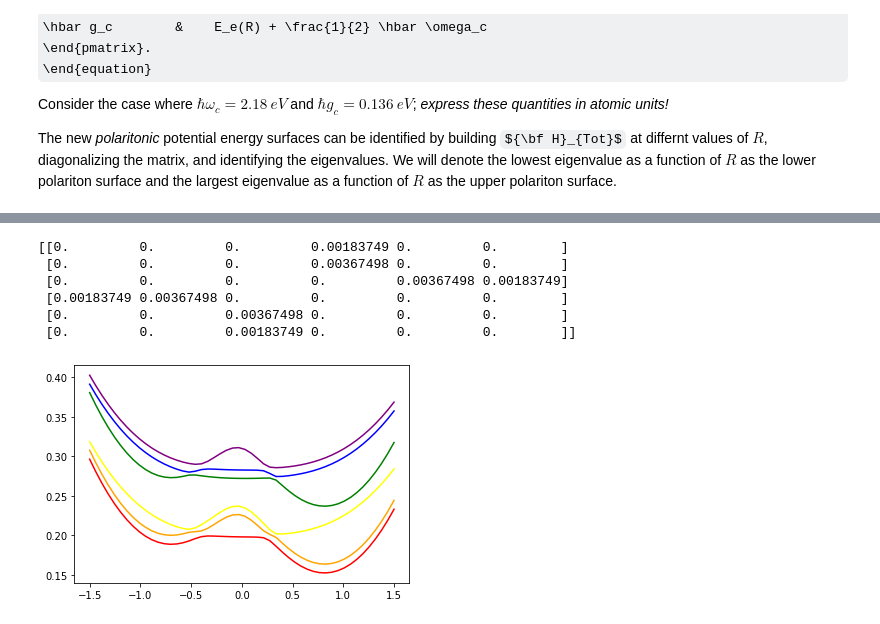
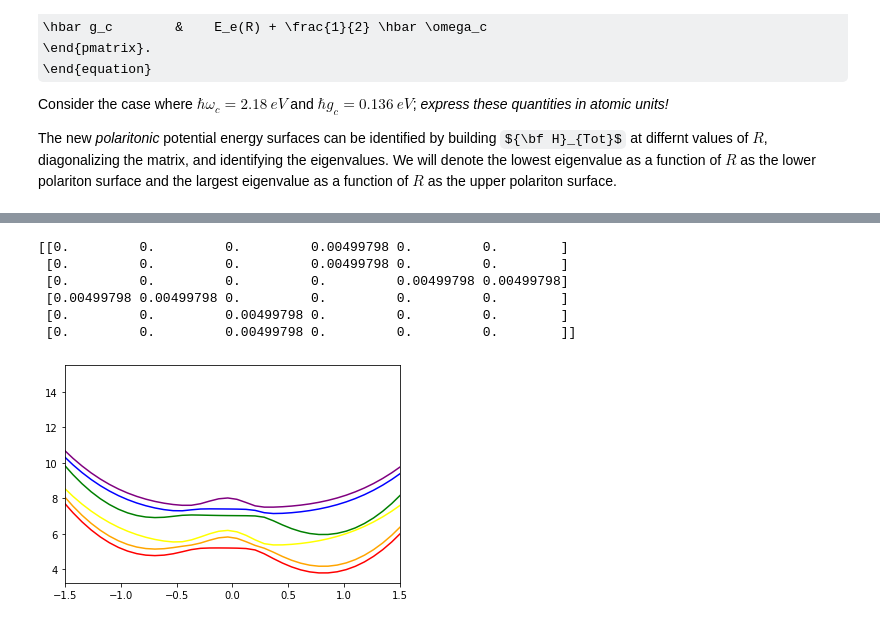
Before and after one commit to FoleyLab/PyCQED, a Jupyter notebook: Polariton_Hamiltonian.ipynb, the cells around one changed output, grey strips where cells are left out. Cells and saved outputs as stored; diff of their text form; code cells hidden in the pictures; some formulas as TeX source.

```diff
--- a/Polariton_Hamiltonian.ipynb
+++ b/Polariton_Hamiltonian.ipynb
@@ -64,7 +64,7 @@ def E_of_R(R):
 ### Code to run E_of_R function for a variety of values of R between -1.5 and 1.5 atomic units
 ### and plot the energy in electron volts for the ground- and excited-state surface,
 ### giving the plot from Figure 2 of Mandal and Huo's paper
-rlist = np.linspace(-1.5, 1.5, 50)
+rlist = np.linspace(-2.0, 2.0, 50)
 
 E_ground = []
 E_excite = []
@@ -318,12 +358,13 @@ plt.show()
 # %%
-om1 = (2.3)/27.211
-om2 = (2.0)/27.211
+om1 = (2.18)/27.211
+om2 = (1.8)/27.211
 ### hbar g_c in atomic units
-#g1 = 0.136/27.211
-#g2 = 0.136/27.211
-g1 = 0.05/27.211
-g2 = 0.1/27.211
-
+g1 = 0.136/27.211
+g2 = 0.136/27.211
+#g1 = 0.1/27.211
+#g2 = 0.1/27.211
+#g1 = 0
+#g2 = 0
 ### form empty arrays for lower and upper polariton surface
 P1 = np.zeros_like(rlist)
 P2 = np.zeros_like(rlist)
@@ -352,44 +393,50 @@ for i in range(0,6):
         if bra[2] != ket[2]:
             if ((bra[0] != ket[0]) and (bra[1] == ket[1])):
                 Ht[i,j] = g1
             elif ((bra[1] != ket[1]) and (bra[0] == ket[0])):
                 Ht[i,j] = g2
 print(Ht)
 
 
 for i in range(0,len(rlist)):
     r = rlist[i]
     PES = E_of_R(r)
     for j in range(0,6):
         ket = Vec1[j,:]
         Ht[j,j] = (ket[0]+1/2)*om1 + (ket[1]+1/2)*om2 + PES[int(ket[2])]
         tmpH = np.copy(Ht)
         vals, vecs = LA.eig(Ht)
         idx = vals.argsort()[::1]
         vals = vals[idx]
         P1[i] = vals[0]
         P2[i] = vals[1]
         P3[i] = vals[2]
         P4[i] = vals[3]
         P5[i] = vals[4]
         P6[i] = vals[5]
 
 
-plt.plot(rlist, P1, 'red')
-plt.plot(rlist, P2, 'orange')
-plt.plot(rlist, P3, 'yellow')
-plt.plot(rlist, P4, 'green')
-plt.plot(rlist, P5, 'blue')
-plt.plot(rlist, P6, 'purple')
+plt.plot(rlist, 27.211*P1, 'red')
+plt.plot(rlist, 27.211*P2, 'orange')
+plt.plot(rlist, 27.211*P3, 'yellow')
+plt.plot(rlist, 27.211*P4, 'green')
+plt.plot(rlist, 27.211*P5, 'blue')
+plt.plot(rlist, 27.211*P6, 'purple')
+### form spline for LP surface
+UP2_spline = InterpolatedUnivariateSpline(rlist, P6, k=3)
+FUP2_spline = UP2_spline.derivative()
 
-#plt.xlim(-1,1)
+### form spline for excited-state surface
+LP2_spline = InterpolatedUnivariateSpline(rlist, P5, k=3)
+FLP2_spline = LP2_spline.derivative()
+plt.xlim(-1.5,1.5)
 #plt.ylim(2,5.5)
 plt.show()
 # %% [output]
-[[0.         0.         0.         0.00183749 0.         0.        ]
- [0.         0.         0.         0.00367498 0.         0.        ]
- [0.         0.         0.         0.         0.00367498 0.00183749]
- [0.00183749 0.00367498 0.         0.         0.         0.        ]
- [0.         0.         0.00367498 0.         0.         0.        ]
- [0.         0.         0.00183749 0.         0.         0.        ]]
+[[0.         0.         0.         0.00499798 0.         0.        ]
+ [0.         0.         0.         0.00499798 0.         0.        ]
+ [0.         0.         0.         0.         0.00499798 0.00499798]
+ [0.00499798 0.00499798 0.         0.         0.         0.        ]
+ [0.         0.         0.00499798 0.         0.         0.        ]
+ [0.         0.         0.00499798 0.         0.         0.        ]]
-[figure, old version]
+[figure, new version]
```
Also changed, not shown: parts of 5 cells of this notebook.
